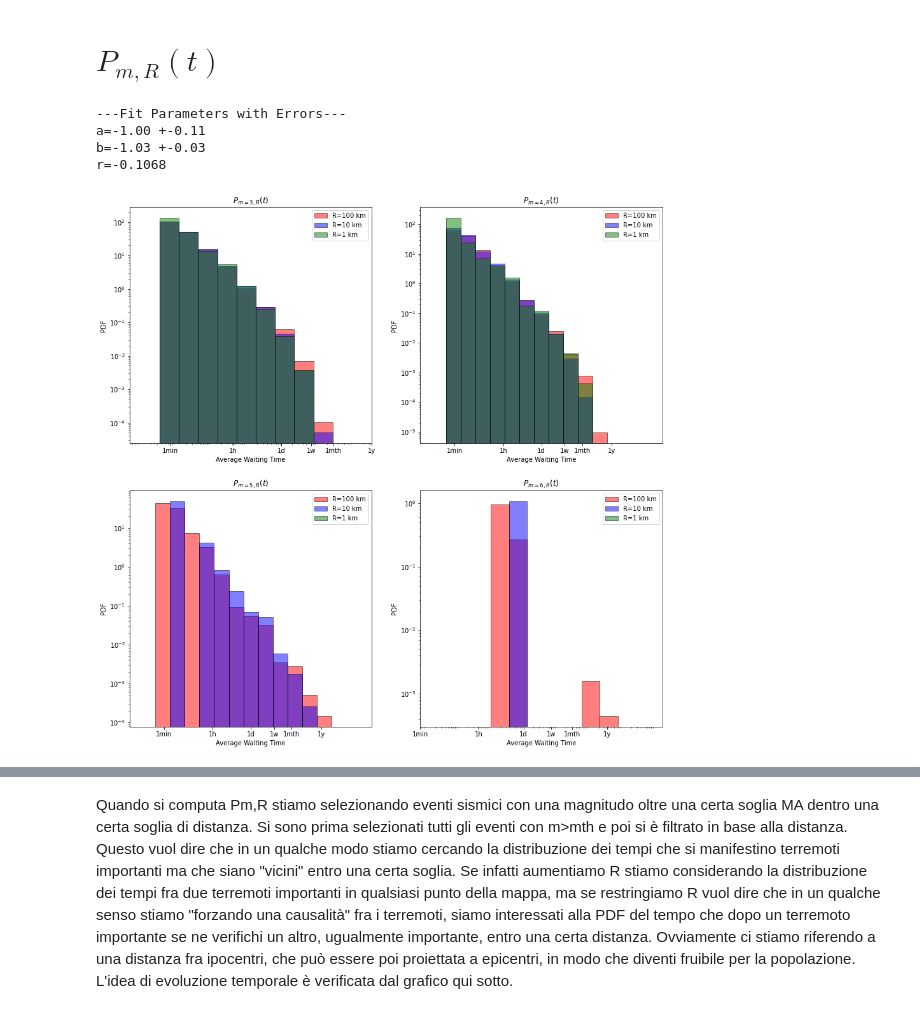
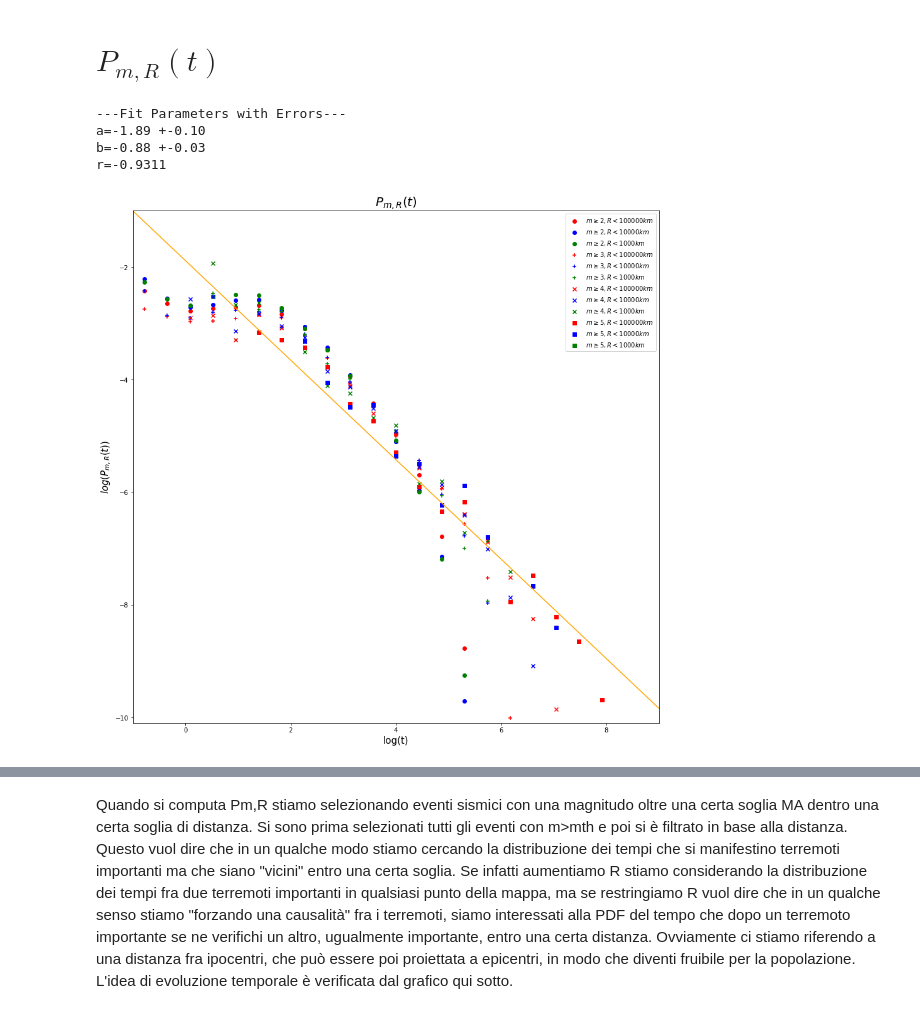
Before and after one commit to andreazanola98/Earthquake-Data-Analysis, a Jupyter notebook: Andrea.ipynb, the cells around one changed output, grey strips where cells are left out. Saved outputs shown, nothing was run; the diff lists cells and outputs as text; code cells hidden in the pictures.

```diff
--- a/Andrea.ipynb
+++ b/Andrea.ipynb
@@ -30,7 +39,7 @@ df
 # %% [markdown]
 # $P_{m,R}(t)$
 # %%
-magth=np.arange(3,7,1)
+magth=np.arange(2,6,1)
 extmv0=np.array([-4,-4,-4,-1])
 extmv1=np.array([2,4,4,4])
 ncpd=3 #number of class per decade
@@ -49,14 +58,26 @@ def p(i,j):
      p=i+j
     return p
 
-fig0, axs = plt.subplots(2,2,figsize=(15,15))
 fig3, axu = plt.subplots(figsize=(15,15))
 Yu=[]
 Xu=[]
+mu=[]
+Ru=[]
+dfu=[]
+alphau=[]
+Cu=[]
+
+dfv=np.array([0.91,0.94,0.97,0.95])
+
+#alpha=np.array([0.99,1.07,1.04,2.28]) #3°model
+alpha=np.array([0.6,0.7,0.93,0.76]) #1°model     <-----
+C=np.array([103,67,42,367])
+
+
 for i in range(2):
     for j in range(2):
         for z in range(l):
-            mask=df['mag']>=magth[p(i,j)]
+            mask=(df['mag']>=magth[p(i,j)])
             dr=df[mask]
             dr=dr.drop(columns=['t','pointer','mag'])
             dr['dpw']=((dr.diff()**2).sum(axis=1))**0.5 #dpw stay  for distance pairs waise
@@ -64,56 +85,50 @@ for i in range(2):
             dr.insert(loc=1, column='dt', value=df['t'][dr.index])
             dr['dt']=dr['dt'].diff()
             dr=dr.drop(dr.index[0])
-            Tlim=40 #40s as written in the paper
+            Tlim=0.0001 #40s as written in the paper
             dr=dr.drop(dr[dr['dt']<Tlim].index)
             dr=dr.drop(dr[dr['dpw'] > R[z,p(i,j)]].index)
 
-            hcounts, hbins, hbars =axs[i,j].hist(dr['dt']/c, alpha=0.5,color=colors[z],edgecolor='black',density=1,
-                                                 bins=np.logspace(extmv0[p(i,j)],extmv1[p(i,j)],num_bins[p(i,j)]),
-                                                 label='R=%.0f km'%(R[z,p(i,j)]/1000))
-            axs[i,j].set_xscale('log')
-            axs[i,j].set_yscale('log')
-            axs[i,j].set_xticks([60/c,1/24,1,7,30,365])
-            axs[i,j].set_xticklabels(['1min','1h','1d','1w','1mth','1y'])
-            axs[i,j].set_title('$P_{m= %.0f,R} (t)$' % magth[p(i,j)] )
-            axs[i,j].set_xlabel('Average Waiting Time')
-            axs[i,j].set_ylabel('PDF')
-            axs[i,j].legend(loc='upper right')
-
-            counts, bins, hbars =axu.hist(dr['dt'], visible=0,edgecolor='black',density=1,bins=np.logspace(1,9,24))
+            counts, bins, hbars =axu.hist(dr['dt'], visible=0,bins=np.logspace(-1,9,24),density=1)
             yhb=counts[counts>0]
             yhb=yhb
             Yu=np.insert(Yu,0,yhb)
             xF=(bins[:-1]*bins[1:len(counts)+1])**0.5
             xF=xF[counts>0]
             Xu=np.insert(Xu,0,xF)
-            axu.scatter(np.log10(xF),np.log10(yhb),label='$m\geq%s, R<%.0f km$'%(magth[p(i,j)],R[z,p(i,j)]),color=colors[z],marker=markers[p(i,j)])
+            dfu=np.insert(dfu,0,np.ones(len(xF))*dfv[p(i,j)])
+            alphau=np.insert(alphau,0,np.ones(len(xF))*alpha[p(i,j)])
+          #  Cu=np.insert(Cu,0,np.ones(len(xF))*C[p(i,j)])
+            mu=np.insert(mu,0,np.ones(len(xF))*magth[p(i,j)])
+            Ru=np.insert(Ru,0,np.ones(len(xF))*R[z,p(i,j)]*1000)
 
+            axu.scatter(np.log10(xF),np.log10(yhb),label='$m\geq%s, R<%.0f km$'%(magth[p(i,j)],R[z,p(i,j)]),
+                        color=colors[z],marker=markers[p(i,j)])
 
 axu.set_title('$P_{m,R}(t)$',size=20)
 axu.set_xlabel('log(t)',size=15)
 axu.set_ylabel('$log(P_{m,R}(t))$',size=15)
 axu.legend(loc='upper right');
 
 def f(x,a,b):
     f=a+b*x
     return f
 
 U=optimize.curve_fit(f,np.log10(Xu),np.log10(Yu),p0=[1,-1])  #poisson error is assumed ,sigma=Y**(-0.5)
-res = stats.linregress(Xu,Yu)
+res = stats.linregress(np.log10(Xu),np.log10(Yu))
 
-xx=np.linspace(1,8,100)
+xx=np.linspace(-1,9,100)
 axu.plot(xx,f(xx,U[0][0],U[0][1]),'orange',label='fit')
-axu.set_xlim(1,8);
-axu.set_ylim(-10,-2);
+axu.set_xlim(-1,9);
+axu.set_ylim(-10.1,-1);
 
 print('---Fit Parameters with Errors---')
 print('a=%.2f'%U[0][0],'+-%.2f'%U[1][0,0]**0.5)
 print('b=%.2f'%U[0][1],'+-%.2f'%U[1][1,1]**0.5)
 print('r=%.4f'%res.rvalue)
 # %% [output]
 ---Fit Parameters with Errors---
-a=-1.00 +-0.11
-b=-1.03 +-0.03
-r=-0.1068
+a=-1.89 +-0.10
+b=-0.88 +-0.03
+r=-0.9311
-[figure, old version]
+[figure, new version]
```
Also changed, not shown: parts of 21 cells of this notebook.
